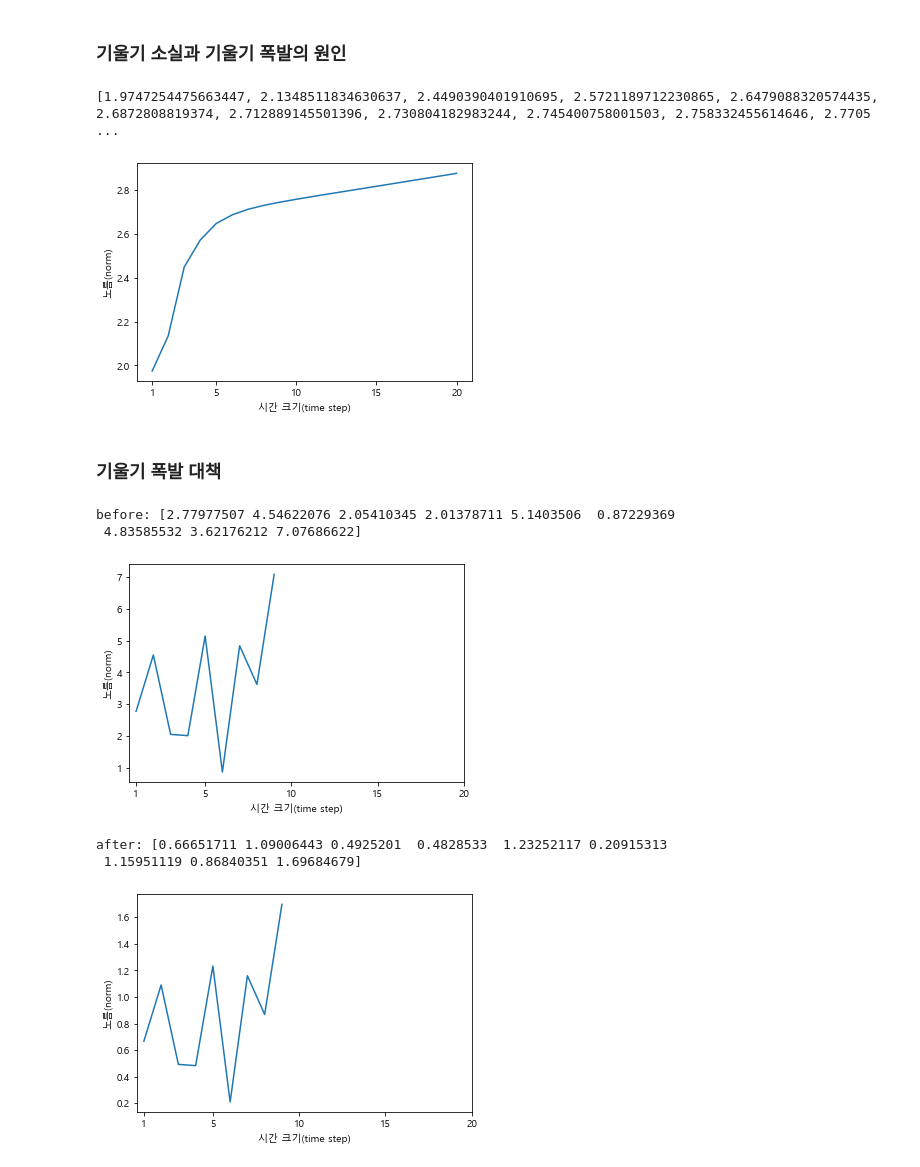
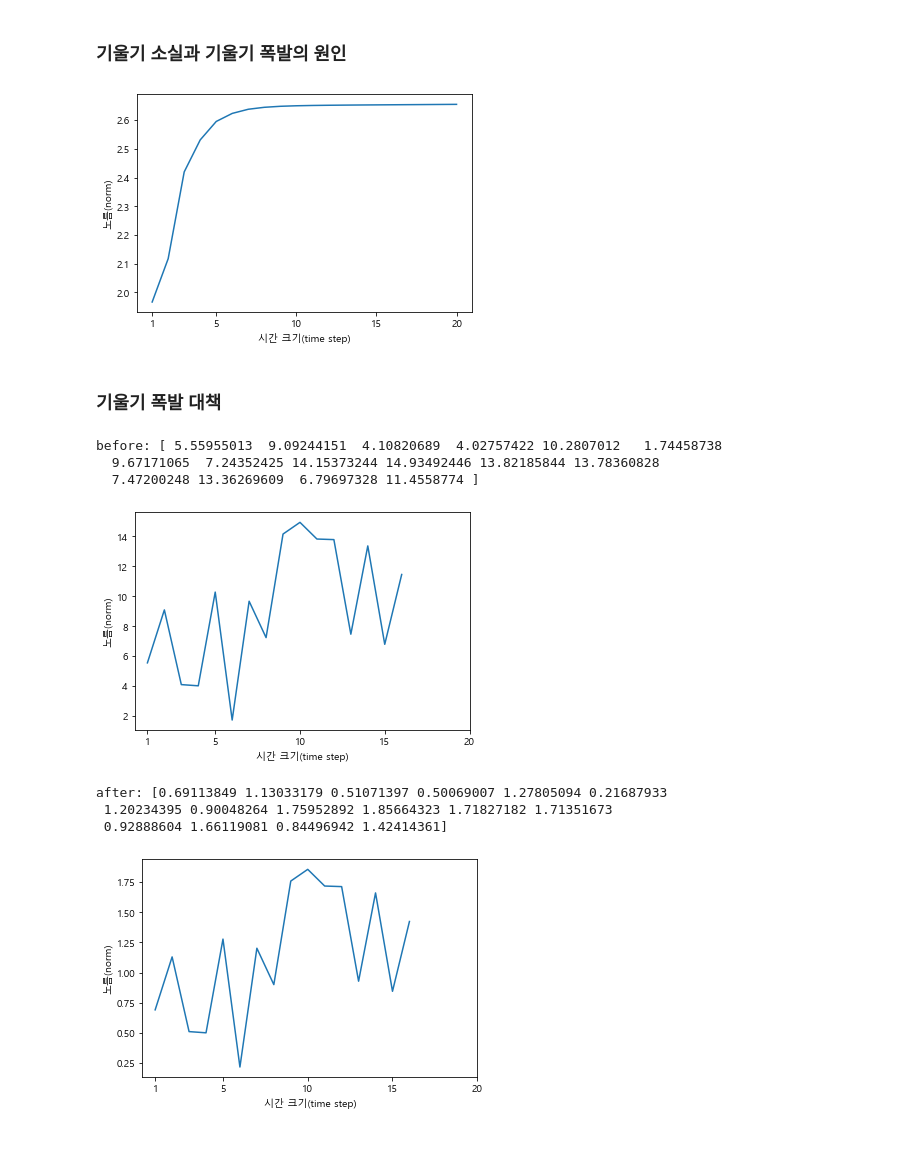
Before and after one commit to imguru-mooc/nlp_week, a Jupyter notebook: nlp_2_source/ch06/6_1.ipynb, the cells around one changed output. Saved outputs shown, nothing was run; the diff lists cells and outputs as text; code cells hidden in the pictures.

```diff
--- a/nlp_2_source/ch06/6_1.ipynb
+++ b/nlp_2_source/ch06/6_1.ipynb
@@ -13,16 +13,16 @@ dh = np.ones((N, H))
 
 np.random.seed(3) # 재현할 수 있도록 난수의 시드 고정
 
-# Wh = np.random.randn(H, H)
-Wh = np.random.randn(H, H) * 0.8
+# Wh = np.random.randn(H, H)  # 평균:0, 표준편차:1
+Wh = np.random.randn(H, H) * 0.7968
 
 norm_list = []
 for t in range(T):
-    dh = np.dot(dh, Wh.T)
+    dh = np.dot(dh, Wh.T)  # (2,3)(3,3) => (2,3)
     norm = np.sqrt(np.sum(dh**2)) / N
     norm_list.append(norm)
 
-print(norm_list)
+# print(norm_list)
 
 # 그래프 그리기
 plt.plot(np.arange(len(norm_list)), norm_list)
@@ -31,52 +31,53 @@ plt.xlabel('시간 크기(time step)')
 plt.ylabel('노름(norm)')
 plt.show()
 # %% [output]
-[1.9747254475663447, 2.1348511834630637, 2.4490390401910695, 2.5721189712230865, 2.6479088320574435, 2.6872808819374, 2.712889145501396, 2.730804182983244, 2.745400758001503, 2.758332455614646, 2.7705 ...
-[figure, old version]
+[figure, new version]
 # %% [markdown]
 ### 기울기 폭발 대책
 # %%
 import numpy as np
 
 
-dW1 = np.random.rand(3, 3) * 10
-dW2 = np.random.rand(3, 3) * 10
-grads = [dW1, dW2]
+dW1 = np.random.rand(4, 4) * 20
+dW2 = np.random.rand(4, 4) * 20
+grads = [dW1]
 max_norm = 5.0
 
 
 def clip_grads(grads, max_norm):
     total_norm = 0
     for grad in grads:
         total_norm += np.sum(grad ** 2)
     total_norm = np.sqrt(total_norm)
 
     rate = max_norm / (total_norm + 1e-6)
     if rate < 1:
         for grad in grads:
             grad *= rate
 
 
 print('before:', dW1.flatten())
 plt.plot(np.arange(len(dW1.flatten())), dW1.flatten())
 plt.xticks([0, 4, 9, 14, 19], [1, 5, 10, 15, 20])
 plt.xlabel('시간 크기(time step)')
 plt.ylabel('노름(norm)')
 plt.show()
 
 
 clip_grads(grads, max_norm)
 print('after:', dW1.flatten())
 # 그래프 그리기
 plt.plot(np.arange(len(dW1.flatten())), dW1.flatten())
 plt.xticks([0, 4, 9, 14, 19], [1, 5, 10, 15, 20])
 plt.xlabel('시간 크기(time step)')
 plt.ylabel('노름(norm)')
 plt.show()
 # %% [output]
-before: [2.77977507 4.54622076 2.05410345 2.01378711 5.1403506  0.87229369
- 4.83585532 3.62176212 7.07686622]
+before: [ 5.55955013  9.09244151  4.10820689  4.02757422 10.2807012   1.74458738
+  9.67171065  7.24352425 14.15373244 14.93492446 13.82185844 13.78360828
+  7.47200248 13.36269609  6.79697328 11.4558774 ]
-[figure, old version]
+[figure, new version]
-after: [0.66651711 1.09006443 0.4925201  0.4828533  1.23252117 0.20915313
- 1.15951119 0.86840351 1.69684679]
+after: [0.69113849 1.13033179 0.51071397 0.50069007 1.27805094 0.21687933
+ 1.20234395 0.90048264 1.75952892 1.85664323 1.71827182 1.71351673
+ 0.92888604 1.66119081 0.84496942 1.42414361]
-[figure, old version]
+[figure, new version]
```
Also changed, not shown: 1 other file.
